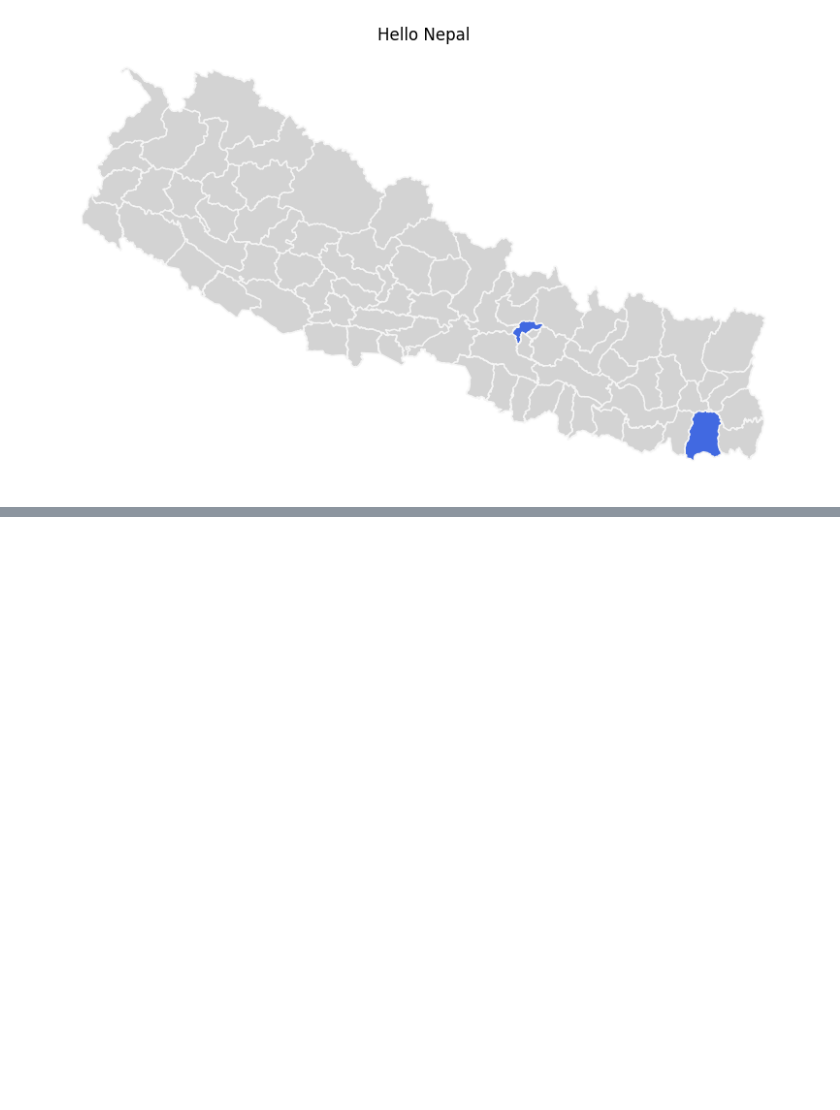
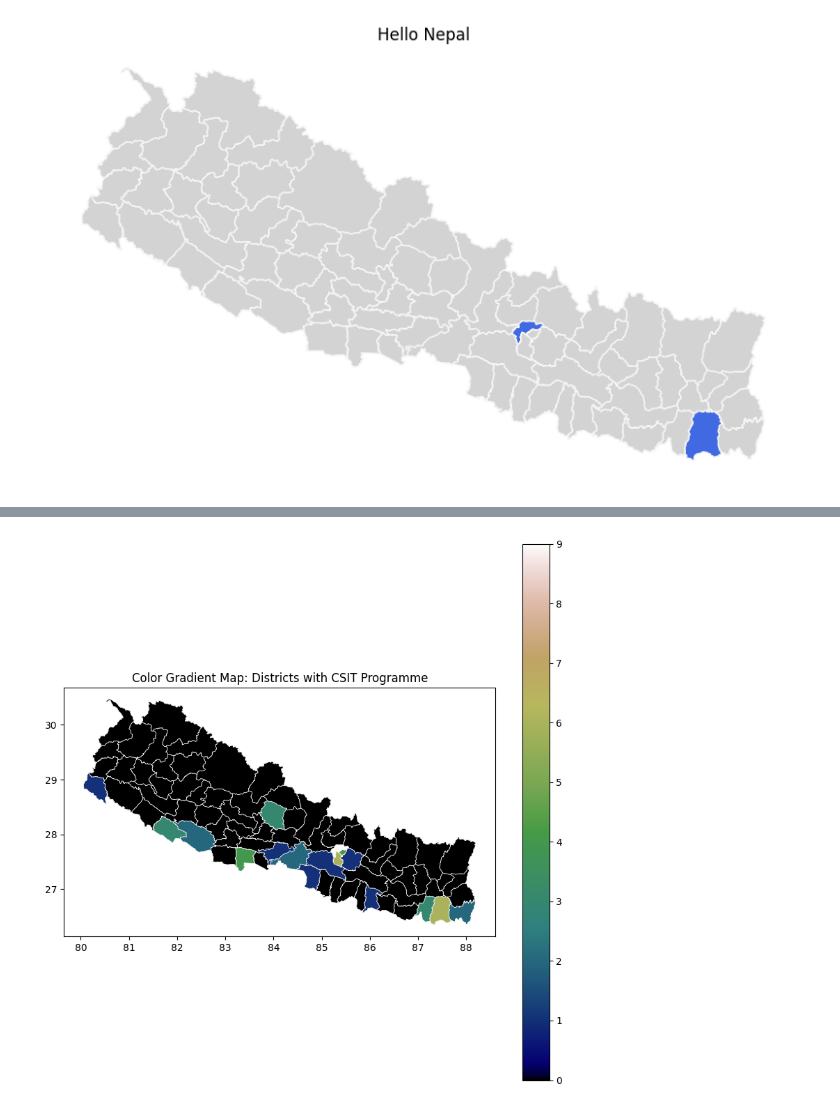
Before and after one commit to aveeyan/CSITAnalyticsNepal, a Jupyter notebook: visualize.ipynb, the cells around one changed output, grey strips where cells are left out. Cells and saved outputs as stored; diff of their text form; code cells hidden in the pictures; blank space fills up the shorter version.

Commit message:
Added gradient plot for districts having CSIT college

```diff
--- a/visualize.ipynb
+++ b/visualize.ipynb
@@ -72 +67,34 @@ color_district(gdf,
 [figure]
+# %%
+def color_district_gradient(geodataframe,
+                            data_column,
+                            colormap='viridis',
+                            title="Districts of Nepal",
+                            axis=True,
+                            linewidth=0.5):
+
+    # Check if the data_column exists in the geodataframe
+    geodataframe['color'] = geodataframe[data_column]
+    fig, ax = plt.subplots(figsize=(10, 10))
+    geodataframe.plot(
+        ax=ax,
+        column='color',
+        cmap=colormap,
+        edgecolor="whitesmoke",
+        linewidth=linewidth,
+        legend=True,
+        vmin=0,
+        vmax=9)
+
+    ax.set_title(title)
+    if not axis:
+        ax.set_axis_off()
+
+    plt.show()
+# %%
+# Getting the number of institutions according to the district
+df_district_csit = df["District"].value_counts().reset_index()
+df_district_csit["District"] = df_district_csit["District"].replace("Nawalpur", "NAWALPARASI_E")
+df_district_csit.columns = df_district_csit.columns.str.upper()
+df_district_csit["DISTRICT"] = df_district_csit["DISTRICT"].str.upper()
+print(df_district_csit)
@@ -72,0 +120,12 @@ color_district(gdf,
+# %%
+# Merge the modified dataframe to GeoDataFrane
+# All NULL values are filled with zero for easy map coloring
+
+gdf = gdf.merge(df_district_csit, on="DISTRICT", how="left").fillna(0)
+# %%
+color_district_gradient(gdf,
+                        title="Color Gradient Map: Districts with CSIT Programme",
+                        data_column="COUNT",
+                        colormap="tab10")
+# %% [output]
+[figure, added]
```
Also changed, not shown: parts of 3 cells of this notebook.
